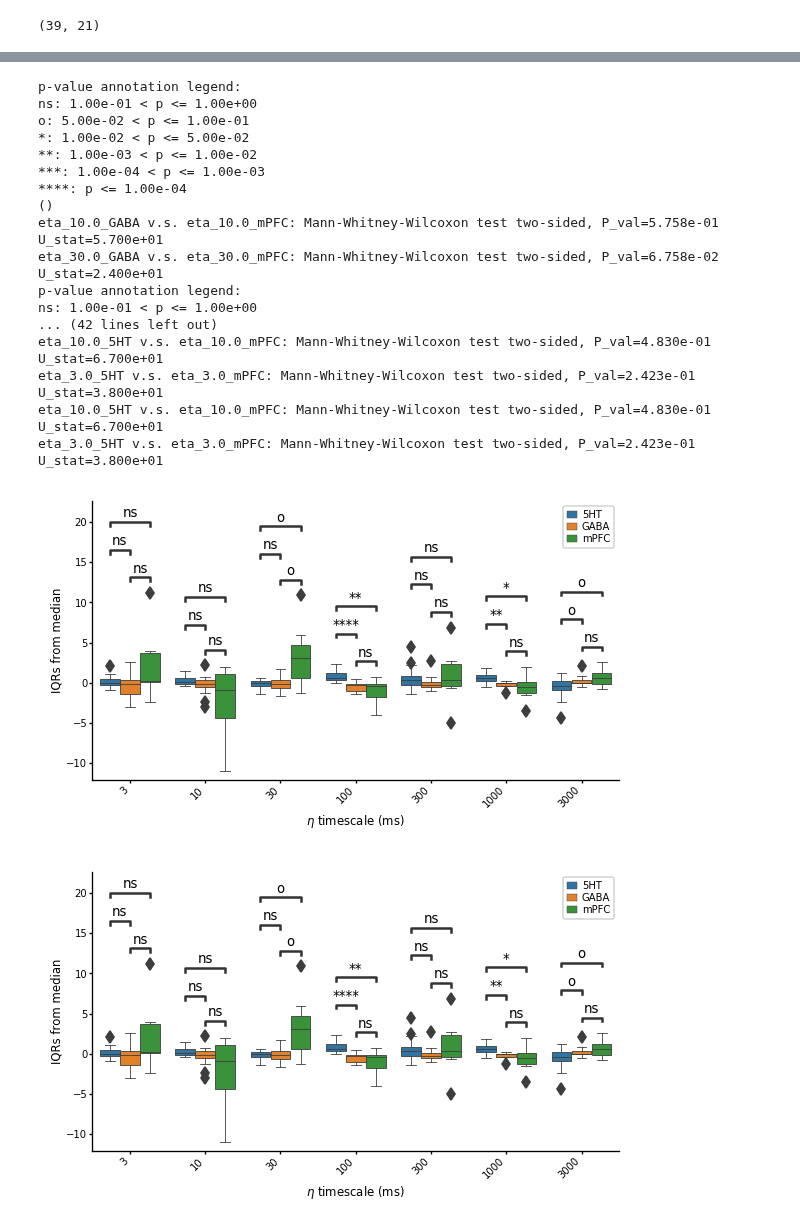
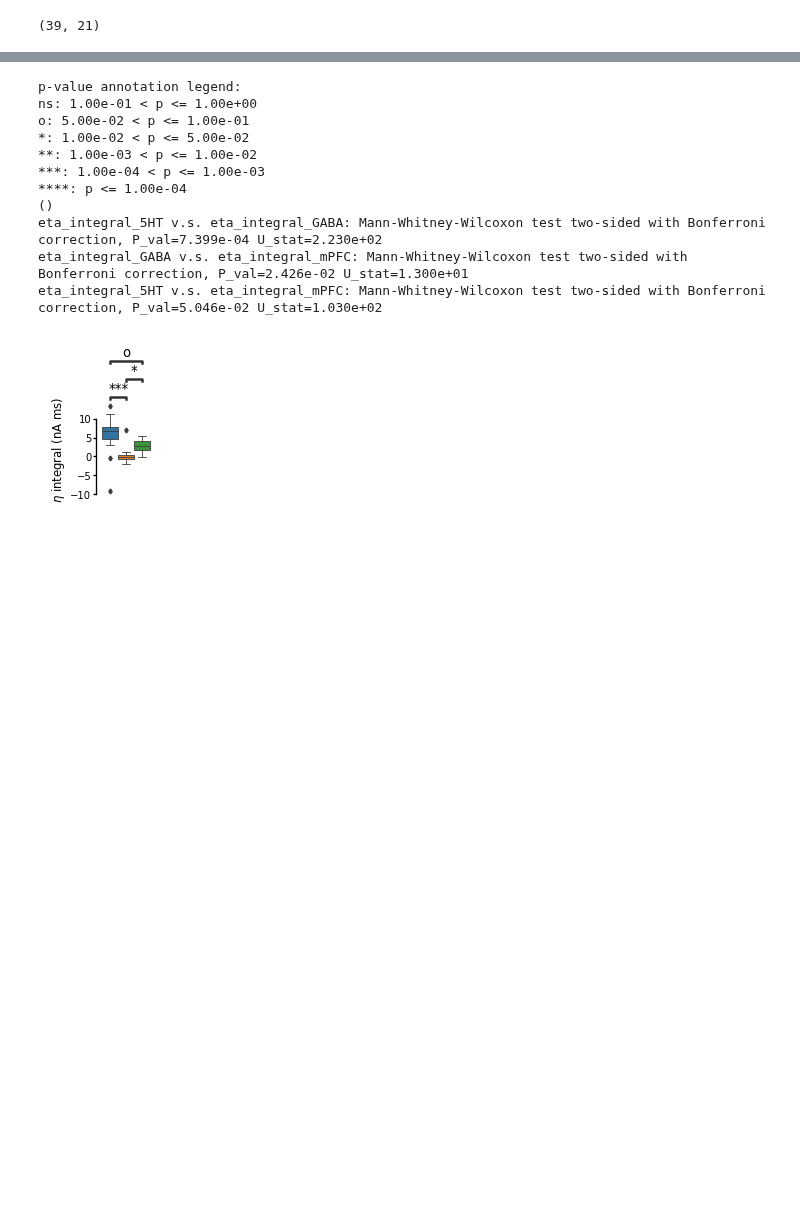
Before and after one commit to nauralcodinglab/raphegif, a Jupyter notebook: figs/scripts/writeup/single_neuron_model_parameter_comparison.ipynb, the cells around one changed output, grey strips where cells are left out. Drawn from its saved outputs; the diff is of its cells as text; code cells hidden in the pictures; blank space fills up the shorter version.

```diff
--- a/figs/scripts/writeup/single_neuron_model_parameter_comparison.ipynb
+++ b/figs/scripts/writeup/single_neuron_model_parameter_comparison.ipynb
@@ -142,9 +114,0 @@ params_cleaned.loc[np.log10(-outlier_detector.negative_outlier_factor_) > outlie
-# %%
-params_cleaned.drop(
-    index=cell_types[np.log10(-outlier_detector.negative_outlier_factor_) > 4.].index,
-    inplace=True
-)
-cell_types.drop(
-    index=cell_types[np.log10(-outlier_detector.negative_outlier_factor_) > 4.].index,
-    inplace=True
-)
@@ -160,2 +114,0 @@ Index([u'C', u'DV', u'El', u'Vr', u'Vt_star', u'eta_10.0', u'eta_100.0',
-# %%
-params_cleaned.drop(columns='cell_type', inplace=True)
@@ -554,2 +177,2 @@ def build_comparisons_list(x, hue):
-# %%
-pvalue_thresholds = [[1e-4, '****'], [1e-3, '***'], [1e-2, '**'], [5e-2, '*'], [0.1, 'o'], [1., 'ns']]
+# %%
+figsize=(1, 1.2)
@@ -614,53 +326,49 @@ gl_5HT v.s. gl_mPFC: Mann-Whitney-Wilcoxon test two-sided, P_val=5.796e-04 U_sta
 # %%
-plt.figure(figsize=(5, 3))
-ax = sns.boxplot(
+plt.figure(figsize=figsize)
+
+eta_ax = plt.subplot(111)
+sns.boxplot(
     x='variable', y='value', hue='cell_type',
-    data=pd.concat([rescaled_nonparametric, cell_types], axis=1).melt(id_vars='cell_type'),
-    order = ['eta_3.0', 'eta_10.0', 'eta_30.0', 'eta_100.0', 'eta_300.0', 'eta_1000.0', 'eta_3000.0']
+    data=pd.concat([params_cleaned, cell_types], axis=1).melt(id_vars='cell_type'),
+    order = ['eta_integral'],
+    fliersize=2
 )
 add_stat_annotation(
-    ax,
+    eta_ax,
     x='variable', y='value', hue='cell_type',
-    data=pd.concat([rescaled_nonparametric, cell_types], axis=1).melt(id_vars='cell_type'),
-    order = ['eta_3.0', 'eta_10.0', 'eta_30.0', 'eta_100.0', 'eta_300.0', 'eta_1000.0', 'eta_3000.0'],
-    box_pairs=build_comparisons_list(
-        ['eta_3.0', 'eta_10.0', 'eta_30.0', 'eta_100.0', 'eta_300.0', 'eta_1000.0', 'eta_3000.0'],
-        ['mPFC', '5HT', 'GABA']
-    ),
+    data=pd.concat([params_cleaned, cell_types], axis=1).melt(id_vars='cell_type'),
+    order = ['eta_integral'],
+    loc='outside',
+    test='Mann-Whitney',
+    comparisons_correction='bonferroni',
     pvalue_thresholds=pvalue_thresholds,
-    test='Mann-Whitney',
-    comparisons_correction=None
+    box_pairs = [
+        (('eta_integral', '5HT'), ('eta_integral', 'GABA')),
+        (('eta_integral', 'mPFC'), ('eta_integral', 'GABA')),
+        (('eta_integral', '5HT'), ('eta_integral', 'mPFC'))
+    ]
 )
-tick_locs, _ = plt.xticks()
-plt.xticks(tick_locs, [3, 10, 30, 100, 300, 1000, 3000], rotation=45, ha='right')
-plt.xlabel('$\eta$ timescale (ms)')
-plt.tight_layout()
-plt.ylabel('IQRs from median')
-ax.legend(bbox_to_anchor=(1, 1))
-pltools.hide_border('tr')
+plt.ylabel('$\eta$ integral (nA ms)')
+pltools.hide_border('trb', trim=True)
+plt.xlabel('')
+plt.xticks([])
+plt.gca().get_legend().remove()
 
-plt.tight_layout()
+plt.subplots_adjust(left=0.45, top=0.7, bottom=0.05, right=0.95)
 
 if IMG_PATH is not None:
-    plt.savefig(os.path.join(IMG_PATH, 'eta_params.png'))
-    plt.savefig(os.path.join(IMG_PATH, 'eta_params.svg'))
+    plt.savefig(os.path.join(IMG_PATH, 'eta_integral.png'))
+    plt.savefig(os.path.join(IMG_PATH, 'eta_integral.svg'))
 # %% [output]
 p-value annotation legend:
 ns: 1.00e-01 < p <= 1.00e+00
 o: 5.00e-02 < p <= 1.00e-01
 *: 1.00e-02 < p <= 5.00e-02
 **: 1.00e-03 < p <= 1.00e-02
 ***: 1.00e-04 < p <= 1.00e-03
 ****: p <= 1.00e-04
 ()
-eta_10.0_GABA v.s. eta_10.0_mPFC: Mann-Whitney-Wilcoxon test two-sided, P_val=5.758e-01 U_stat=5.700e+01
-eta_30.0_GABA v.s. eta_30.0_mPFC: Mann-Whitney-Wilcoxon test two-sided, P_val=6.758e-02 U_stat=2.400e+01
-p-value annotation legend:
-ns: 1.00e-01 < p <= 1.00e+00
-... (42 lines left out)
-eta_10.0_5HT v.s. eta_10.0_mPFC: Mann-Whitney-Wilcoxon test two-sided, P_val=4.830e-01 U_stat=6.700e+01
-eta_3.0_5HT v.s. eta_3.0_mPFC: Mann-Whitney-Wilcoxon test two-sided, P_val=2.423e-01 U_stat=3.800e+01
-eta_10.0_5HT v.s. eta_10.0_mPFC: Mann-Whitney-Wilcoxon test two-sided, P_val=4.830e-01 U_stat=6.700e+01
-eta_3.0_5HT v.s. eta_3.0_mPFC: Mann-Whitney-Wilcoxon test two-sided, P_val=2.423e-01 U_stat=3.800e+01
+eta_integral_5HT v.s. eta_integral_GABA: Mann-Whitney-Wilcoxon test two-sided with Bonferroni correction, P_val=7.399e-04 U_stat=2.230e+02
+eta_integral_GABA v.s. eta_integral_mPFC: Mann-Whitney-Wilcoxon test two-sided with Bonferroni correction, P_val=2.426e-02 U_stat=1.300e+01
+eta_integral_5HT v.s. eta_integral_mPFC: Mann-Whitney-Wilcoxon test two-sided with Bonferroni correction, P_val=5.046e-02 U_stat=1.030e+02
-[figure, old version]
+[figure, new version]
-[figure, removed]
```
Also changed, not shown: parts of 47 cells of this notebook.
